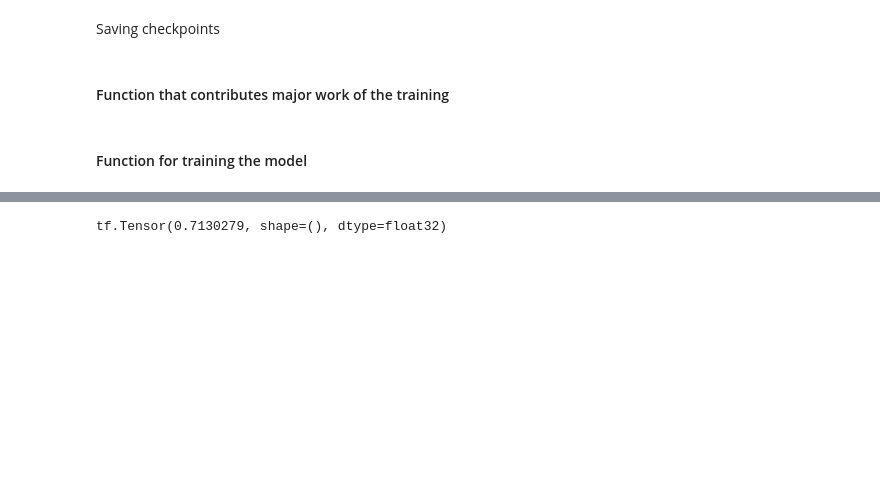
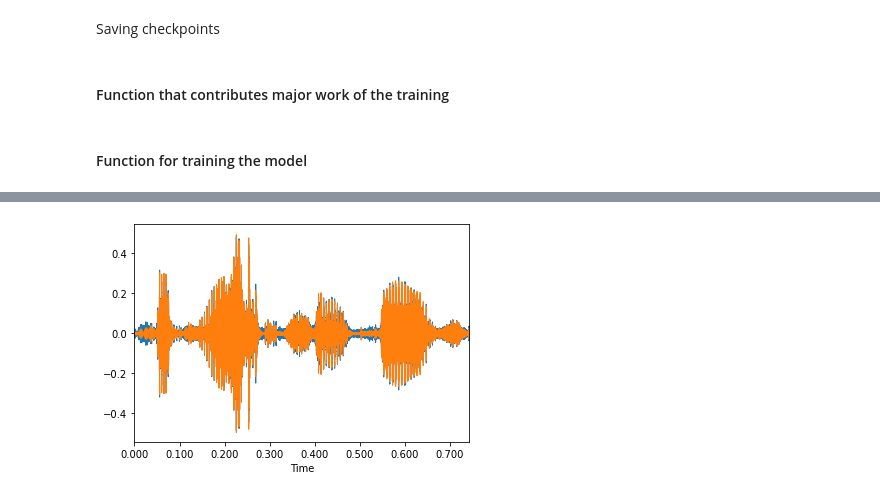
Before and after one commit to gudurumanoj/SoC2022, a Jupyter notebook: SEGAN/Segan.ipynb, the cells around one changed output, grey strips where cells are left out. Saved outputs shown, nothing was run; the diff lists cells and outputs as text; code cells hidden in the pictures; blank space fills up the shorter version.

```diff
--- a/SEGAN/Segan.ipynb
+++ b/SEGAN/Segan.ipynb
@@ -688,7 +600,7 @@ WARNING:tensorflow:No training configuration found in save file, so the model wa
-# %%
-mse1 = 0
-for example_input, example_target in test_dataset.take(64):
-            mse1 = mse1 + generated_audio(loaded_model,example_input, example_target)
-print(mse1)
-# %% [output]
-tf.Tensor(0.7130279, shape=(), dtype=float32)
+# %%
+librosa.display.waveplot(np.squeeze(noisy_test_dataset[22].numpy(),axis=-1))
+#plt.show()
+librosa.display.waveplot(np.squeeze(clean_test_dataset[22].numpy(),axis=-1))
+plt.show()
+# %% [output]
+[figure, added]
```
Also changed, not shown: parts of 30 cells of this notebook.
